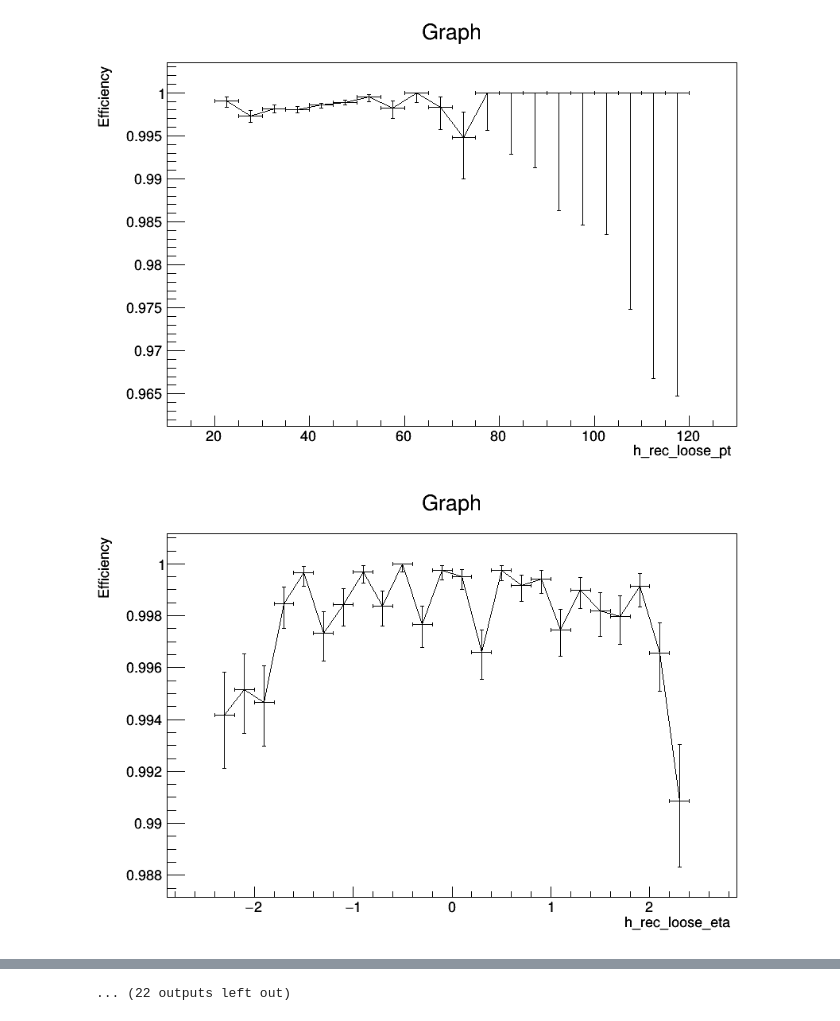
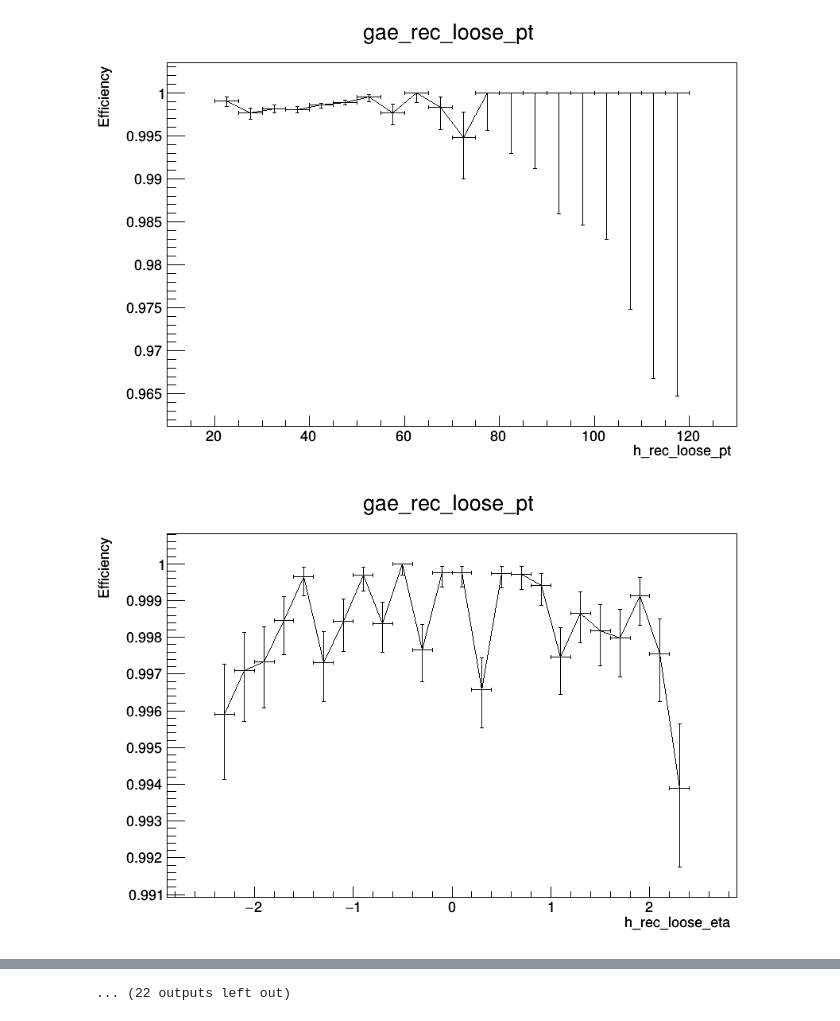
Before and after one commit to Taiantuia/MuonHATSatLPC2020, a Jupyter notebook: Exercise 4: Muon Efficiencies.ipynb, the cells around one changed output, grey strips where cells are left out. Saved outputs shown, nothing was run; the diff lists cells and outputs as text; code cells hidden in the pictures.

```diff
--- a/Exercise 4: Muon Efficiencies.ipynb
+++ b/Exercise 4: Muon Efficiencies.ipynb
@@ -145,24 +144,3 @@ muon_mask['rec_medium']= good_gen_mask& (muon.muon_mediumid==1)
 muon_mask['rec_tight']= good_gen_mask& (muon.muon_tightid==1)
 muon_mask['rec_tight_iso']= good_gen_mask& (muon.muon_tightid==1)& (muon.muon_pfreliso04_all< 0.12)
 muon_mask['rec_tight_iso_hlt']= good_gen_mask& (muon.muon_tightid==1)& (muon.muon_pfreliso04_all< 0.12)& trigger_match_mask
-# %%
-h_pt   =ROOT.TH1D("pt"  , ";GEN muon p_{T} [GeV];Events",  20,  20.0, 120.0)
-h_eta  =ROOT.TH1D("eta" , ";GEN muon #eta;Events"       ,  24,  -2.4,   2.4)
-h_nvtx =ROOT.TH1D("nvtx", ";N. vertices;Events"         ,  60,   0.5,  60.5)
-
-h_rec_pt   = ROOT.TH1D("rec_pt"  , "PAT muon p_{T} [GeV]Events",  20,  20.0, 120.0)
-h_rec_eta  = ROOT.TH1D("rec_eta" , "PAT muon #etaEvents"       ,  24,  -2.4,   2.4)
-h_rec_nvtx = ROOT.TH1D("rec_nvtx", "N. verticesEvents"         ,  60,   0.5,  60.5)
-
-nbinpt   = h_rec_pt.GetNbinsX()
-nbineta  = h_rec_eta.GetNbinsX()
-nbinnvtx = h_rec_nvtx.GetNbinsX()
-90
-
-
-gae_rec_pt   = ROOT.TGraphAsymmErrors(nbinpt  )
-gae_rec_pt.SetName("eff_rec_pt")
-gae_rec_eta  = ROOT.TGraphAsymmErrors(nbineta )
-gae_rec_eta.SetName("eff_rec_eta")
-gae_rec_nvtx = ROOT.TGraphAsymmErrors(nbinnvtx)
-gae_rec_nvtx.SetName("eff_rec_nvtx")
@@ -309,5 +286,5 @@ Warning in <TCanvas::Constructor>: Deleting canvas with same name: gae_rec_tight
 # %%
-tag_muon_mask=(muon.genpart_pt>25)& (abs(muon.genpart_eta)<2.4)& (muon.muon_tightid==1)& (muon.muon_dz<0.1)& (muon.muon_pfreliso04_all< 0.12)& trigger_match_mask
+tag_muon_mask=(muon.muon_pt>25)& (abs(muon.muon_eta)<2.4)& (muon.muon_tightid==1)& (muon.muon_dz<0.1)& (muon.muon_pfreliso04_all< 0.12)& trigger_match_mask
 # %%
 tag_muon=ak.JaggedArray.zip(pt= muon.muon_pt[tag_muon_mask],
                             eta= muon.muon_eta[tag_muon_mask],
@@ -341,7 +319,7 @@ for tag4s, probe4s, in zip(tag_muon, muon):
             list.append(False)
     probe_muon_mask.append(list)
 # %%
-probe_muon_masking=ak.fromiter(probe_muon_mask)& (muon.genpart_pt>20)& (abs(muon.genpart_eta)<2.4)
+probe_muon_masking=ak.fromiter(probe_muon_mask)& (muon.muon_pt>20)& (abs(muon.muon_eta)<2.4)
 # %%
 probe_muon= ak.JaggedArray.zip(pt= muon.muon_pt[probe_muon_masking],
                                eta= muon.muon_eta[probe_muon_masking],
@@ -355,9 +330,9 @@ muon_mask={}
 muon_mask['rec']= probe_muon_masking
 muon_mask['rec_loose']= probe_muon_masking& (muon.muon_looseid==1)
 muon_mask['rec_medium']= probe_muon_masking& (muon.muon_mediumid==1)
-muon_mask['rec_tight']=  probe_muon_masking& (muon.muon_tightid==1)
-muon_mask['rec_tight_iso']= probe_muon_masking& (muon.muon_tightid==1)& (muon.muon_pfreliso04_all< 0.12)
-muon_mask['rec_tight_iso_hlt']= probe_muon_masking& (muon.muon_tightid==1)& (muon.muon_pfreliso04_all< 0.12)& trigger_match_mask
+muon_mask['rec_tight']=  probe_muon_masking& (muon.muon_tightid==1)& (muon.muon_mediumid==1)
+muon_mask['rec_tight_iso']= probe_muon_masking& (muon.muon_tightid==1)& (muon.muon_pfreliso04_all< 0.12)& (muon.muon_mediumid==1)
+muon_mask['rec_tight_iso_hlt']= probe_muon_masking& (muon.muon_tightid==1)& (muon.muon_pfreliso04_all< 0.12)& trigger_match_mask& (muon.muon_mediumid==1)
 # %%
 th1dic={}
 efficiencydic={}
@@ -387,6 +362,7 @@ for name in ['rec', 'rec_loose', 'rec_medium', 'rec_tight', 'rec_tight_iso', 're
 
         efficiencydic[f'gae_{name}_pt']   = ROOT.TGraphAsymmErrors(nbinpt  )
         efficiencydic[f'gae_{name}_pt'].SetName(f'gae_{name}_pt')
+        efficiencydic[f'gae_{name}_pt'].SetTitle(f'gae_{name}_pt')
         efficiencydic[f'gae_{name}_pt'].GetXaxis().SetTitle(f'h_{name}_pt')
         efficiencydic[f'gae_{name}_pt'].GetYaxis().SetTitle('Efficiency')
         try:
@@ -397,6 +373,7 @@ for name in ['rec', 'rec_loose', 'rec_medium', 'rec_tight', 'rec_tight_iso', 're
 
         efficiencydic[f'gae_{name}_eta']   = ROOT.TGraphAsymmErrors(nbineta )
         efficiencydic[f'gae_{name}_eta'].SetName(f'gae_{name}_pt')
+        efficiencydic[f'gae_{name}_eta'].SetTitle(f'gae_{name}_pt')
         efficiencydic[f'gae_{name}_eta'].GetXaxis().SetTitle(f'h_{name}_eta')
         efficiencydic[f'gae_{name}_eta'].GetYaxis().SetTitle('Efficiency')
         try:
@@ -407,6 +384,7 @@ for name in ['rec', 'rec_loose', 'rec_medium', 'rec_tight', 'rec_tight_iso', 're
 
         efficiencydic[f'gae_{name}_nvtx']   = ROOT.TGraphAsymmErrors(nbinnvtx )
         efficiencydic[f'gae_{name}_nvtx'].SetName(f'gae_{name}_nvtx')
+        efficiencydic[f'gae_{name}_nvtx'].SetTitle(f'gae_{name}_nvtx')
         efficiencydic[f'gae_{name}_nvtx'].GetXaxis().SetTitle(f'h_{name}_nvtx')
         efficiencydic[f'gae_{name}_nvtx'].GetYaxis().SetTitle('Efficiency')
         try:
@@ -430,6 +408,7 @@ for name in ['rec', 'rec_loose', 'rec_medium', 'rec_tight', 'rec_tight_iso', 're
 
         efficiencydic[f'gae_{name}_pt']   = ROOT.TGraphAsymmErrors(nbinpt  )
         efficiencydic[f'gae_{name}_pt'].SetName(f'gae_{name}_pt')
+        efficiencydic[f'gae_{name}_pt'].SetTitle(f'gae_{name}_pt')
         efficiencydic[f'gae_{name}_pt'].GetXaxis().SetTitle(f'h_{name}_pt')
         efficiencydic[f'gae_{name}_pt'].GetYaxis().SetTitle('Efficiency')
         try:
@@ -440,6 +419,7 @@ for name in ['rec', 'rec_loose', 'rec_medium', 'rec_tight', 'rec_tight_iso', 're
 
         efficiencydic[f'gae_{name}_eta']   = ROOT.TGraphAsymmErrors(nbineta )
         efficiencydic[f'gae_{name}_eta'].SetName(f'gae_{name}_pt')
+        efficiencydic[f'gae_{name}_eta'].SetTitle(f'gae_{name}_pt')
         efficiencydic[f'gae_{name}_eta'].GetXaxis().SetTitle(f'h_{name}_eta')
         efficiencydic[f'gae_{name}_eta'].GetYaxis().SetTitle('Efficiency')
         try:
@@ -450,6 +430,7 @@ for name in ['rec', 'rec_loose', 'rec_medium', 'rec_tight', 'rec_tight_iso', 're
 
         efficiencydic[f'gae_{name}_nvtx']   = ROOT.TGraphAsymmErrors(nbinnvtx )
         efficiencydic[f'gae_{name}_nvtx'].SetName(f'gae_{name}_nvtx')
+        efficiencydic[f'gae_{name}_nvtx'].SetTitle(f'gae_{name}_nvtx')
         efficiencydic[f'gae_{name}_nvtx'].GetXaxis().SetTitle(f'h_{name}_nvtx')
         efficiencydic[f'gae_{name}_nvtx'].GetYaxis().SetTitle('Efficiency')
         try:
@@ -486,2 +467,2 @@ Warning in <TCanvas::Constructor>: Deleting canvas with same name: gae_rec_tight
-[figure, old version]
+[figure, new version]
-[figure, old version]
+[figure, new version]
```
Also changed, not shown: parts of 51 cells of this notebook.
